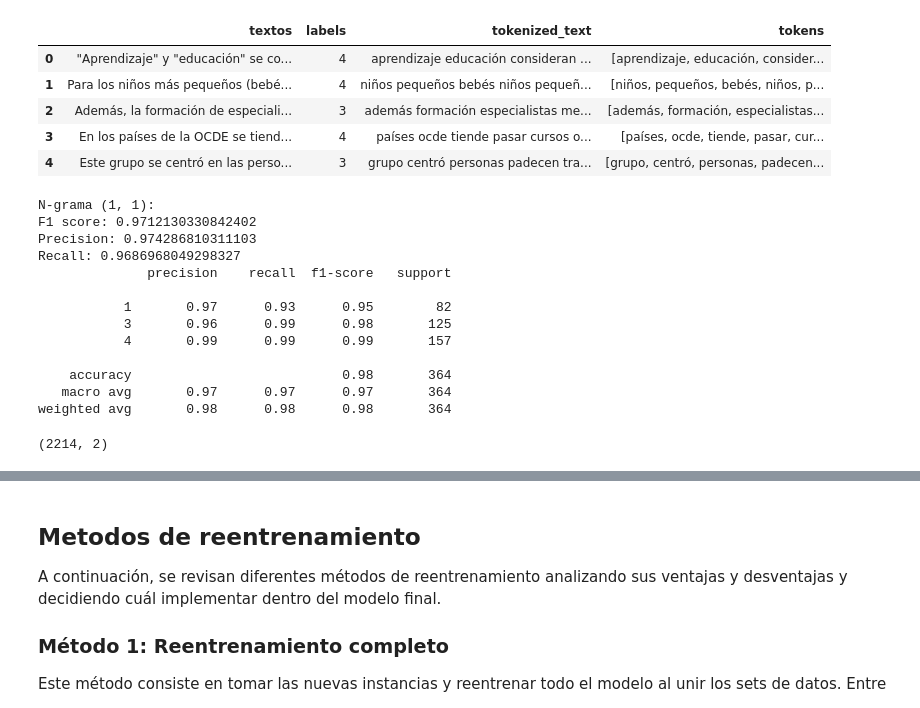
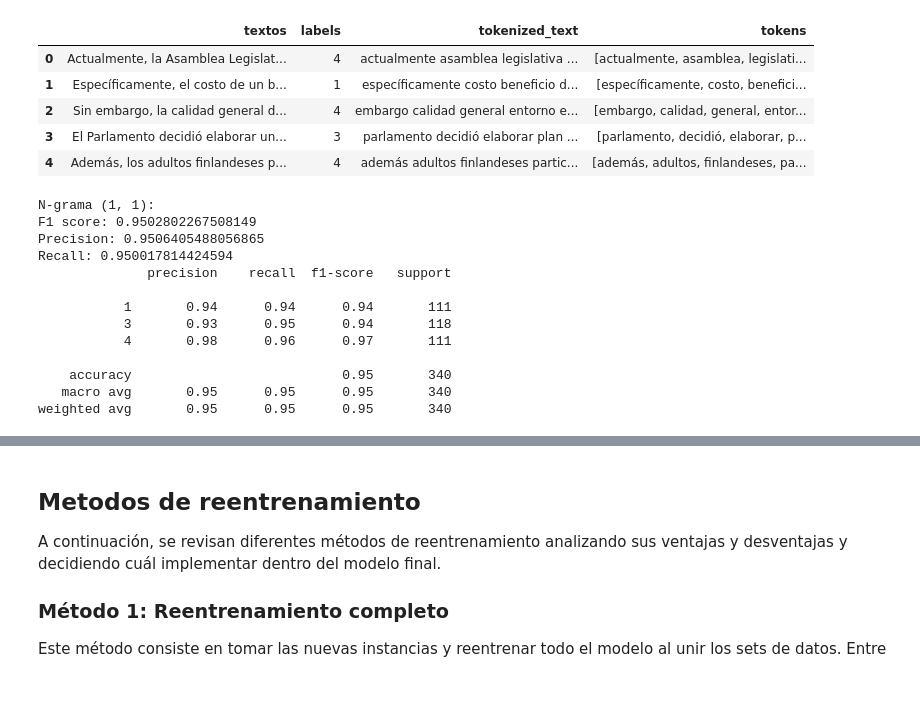
Before and after one commit to BILabsAndProjects/Proyecto1, a Jupyter notebook: pipeline.ipynb, the cells around one changed output, grey strips where cells are left out. Cells and saved outputs as stored; diff of their text form; code cells hidden in the pictures.

```diff
--- a/pipeline.ipynb
+++ b/pipeline.ipynb
@@ -26,7 +26,7 @@ from sklearn.metrics import (
 from sklearn.linear_model import LogisticRegression
 from sklearn.linear_model import SGDClassifier
 # %%
-df_data = pd.read_excel(r"datos/Datos_proyecto.xlsx")
+df_data = pd.read_excel(r"df_retrain\datos_retrain.xlsx")
 df_data.head()
 df = df_data.dropna(subset=["textos", "labels"])
 df = df.drop_duplicates(subset=["textos", "labels"])
@@ -37,38 +37,38 @@ stop_words = set(nltk.corpus.stopwords.words("spanish"))
 spanish_stemmer = SpanishStemmer()
 
 
 def tokenize_text(text, stem=True):
     # Elimina caracteres especiales y espacios en blanco
     doc = re.sub(r"[^A-Za-zÁÉÍÓÚáéíóúÜüÑñ\s]", "", text, flags=re.U)  # Unicode aware
     doc = doc.lower()
     doc = doc.strip()
     # Tokenizar documento
     tokens = wpt.tokenize(doc)
     # Filtrar palabras
     filtered_tokens = [
         spanish_stemmer.stem(token) if stem else token
         for token in tokens
         if token not in stop_words
     ]
     # Recrear documento de texto
     doc = " ".join(filtered_tokens)
     return doc, filtered_tokens
 
 
 normalized_df = df.copy()
 normalized_df[["tokenized_text", "tokens"]] = normalized_df["textos"].apply(
     lambda x: pd.Series(tokenize_text(x, stem=False))
 )
 
 
 normalized_df.head()
 # %% [output]
 |  | textos | labels | tokenized_text | tokens |
-| 0 | "Aprendizaje" y "educación" se co... | 4 | aprendizaje educación consideran ... | [aprendizaje, educación, consider... |
-| 1 | Para los niños más pequeños (bebé... | 4 | niños pequeños bebés niños pequeñ... | [niños, pequeños, bebés, niños, p... |
-| 2 | Además, la formación de especiali... | 3 | además formación especialistas me... | [además, formación, especialistas... |
-| 3 | En los países de la OCDE se tiend... | 4 | países ocde tiende pasar cursos o... | [países, ocde, tiende, pasar, cur... |
-| 4 | Este grupo se centró en las perso... | 3 | grupo centró personas padecen tra... | [grupo, centró, personas, padecen... |
+| 0 | Actualmente, la Asamblea Legislat... | 4 | actualmente asamblea legislativa ... | [actualmente, asamblea, legislati... |
+| 1 | Específicamente, el costo de un b... | 1 | específicamente costo beneficio d... | [específicamente, costo, benefici... |
+| 2 | Sin embargo, la calidad general d... | 4 | embargo calidad general entorno e... | [embargo, calidad, general, entor... |
+| 3 | El Parlamento decidió elaborar un... | 3 | parlamento decidió elaborar plan ... | [parlamento, decidió, elaborar, p... |
+| 4 | Además, los adultos finlandeses p... | 4 | además adultos finlandeses partic... | [además, adultos, finlandeses, pa... |
 # %%
 X = normalized_df["tokenized_text"]
 y = normalized_df["labels"]
@@ -96,23 +96,18 @@ def logistic_n_gram(n_grama_param, X_train, X_test, y_train, y_test):
 logistic_n_gram((1, 1), X_train_text, X_test_text, y_train, y_test)
 # %% [output]
 N-grama (1, 1):
-F1 score: 0.9712130330842402
-Precision: 0.974286810311103
-Recall: 0.9686968049298327
+F1 score: 0.9502802267508149
+Precision: 0.9506405488056865
+Recall: 0.950017814424594
               precision    recall  f1-score   support
 
-           1       0.97      0.93      0.95        82
-           3       0.96      0.99      0.98       125
-           4       0.99      0.99      0.99       157
+           1       0.94      0.94      0.94       111
+           3       0.93      0.95      0.94       118
+           4       0.98      0.96      0.97       111
 
-    accuracy                           0.98       364
-   macro avg       0.97      0.97      0.97       364
-weighted avg       0.98      0.98      0.98       364
+    accuracy                           0.95       340
+   macro avg       0.95      0.95      0.95       340
+weighted avg       0.95      0.95      0.95       340
-# %%
-df2 = pd.read_excel(r"datos/Datos_aumentados_train.xlsx")
-df2.shape
-# %% [output]
-(2214, 2)
 # %%
 from sklearn.svm import SVC
 from sklearn.preprocessing import StandardScaler, OneHotEncoder
```
Also changed, not shown: parts of 9 cells of this notebook, 5 other files.
